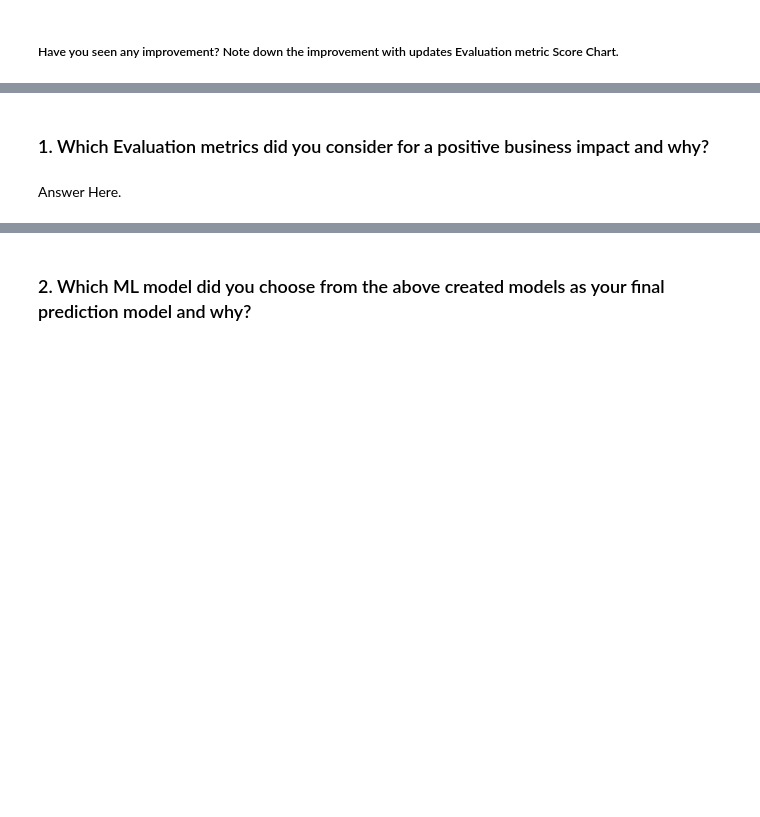
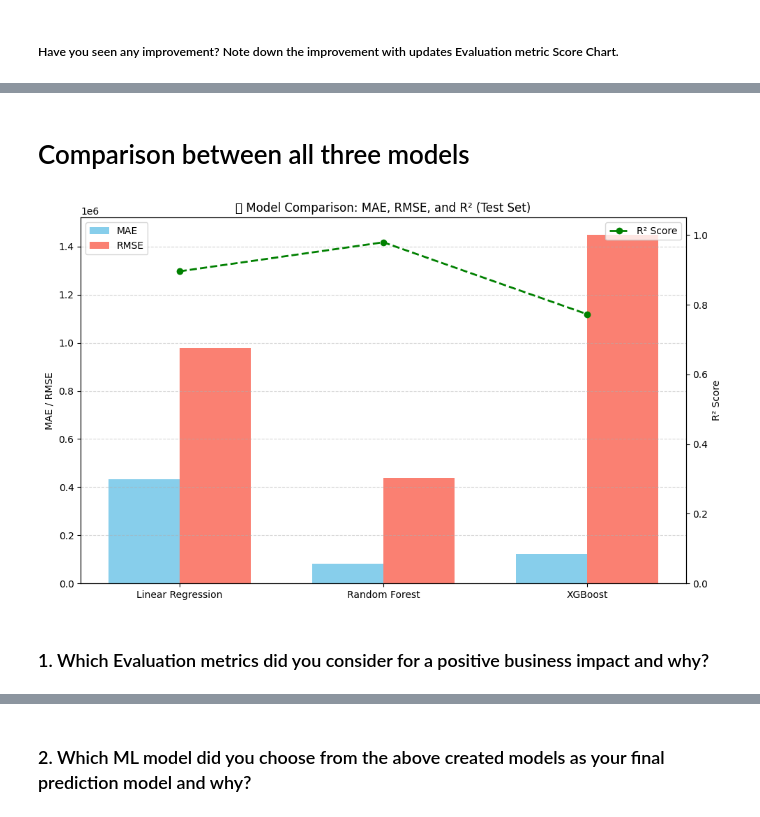
Before and after one commit to drishtigoel083/TedTalksPredictionModel, a Jupyter notebook: Ted_Talk_Views_Prediction.ipynb, the cells around one changed output, grey strips where cells are left out. Saved outputs shown, nothing was run; the diff lists cells and outputs as text; code cells hidden in the pictures; blank space fills up the shorter version.

```diff
--- a/Ted_Talk_Views_Prediction.ipynb
+++ b/Ted_Talk_Views_Prediction.ipynb
@@ -1175,0 +1384,2 @@ Answer Here.
+# %% [markdown]
+# Comparison between all three models
@@ -1176,4 +1393,37 @@ Answer Here.
+# %%
+import numpy as np
+
+# Data
+models = df_results['Model']
+mae_vals = df_results['MAE']
+rmse_vals = df_results['RMSE']
+r2_vals = df_results['R2 Score']
+
+x = np.arange(len(models))  # [0, 1, 2]
+width = 0.35
+
+fig, ax1 = plt.subplots(figsize=(10, 6))
+
+# Plot MAE and RMSE (Left Y-Axis)
+bar1 = ax1.bar(x - width/2, mae_vals, width, label='MAE', color='skyblue')
+bar2 = ax1.bar(x + width/2, rmse_vals, width, label='RMSE', color='salmon')
+ax1.set_ylabel('MAE / RMSE')
+ax1.set_xticks(x)
+ax1.set_xticklabels(models)
+ax1.legend(loc='upper left')
+ax1.set_title('📊 Model Comparison: MAE, RMSE, and R² (Test Set)')
+ax1.grid(axis='y', linestyle='--', alpha=0.5)
+
+# R² (Right Y-Axis)
+ax2 = ax1.twinx()
+ax2.plot(x, r2_vals, color='green', marker='o', linestyle='--', linewidth=2, label='R² Score')
+ax2.set_ylabel('R² Score')
+ax2.set_ylim(0, 1.05)
+ax2.legend(loc='upper right')
+
+plt.tight_layout()
+plt.show()
+# %% [output]
+[figure, added]
 # %% [markdown]
 ### 1. Which Evaluation metrics did you consider for a positive business impact and why?
-# %% [markdown]
-Answer Here.
```
Also changed, not shown: parts of 209 cells of this notebook.
